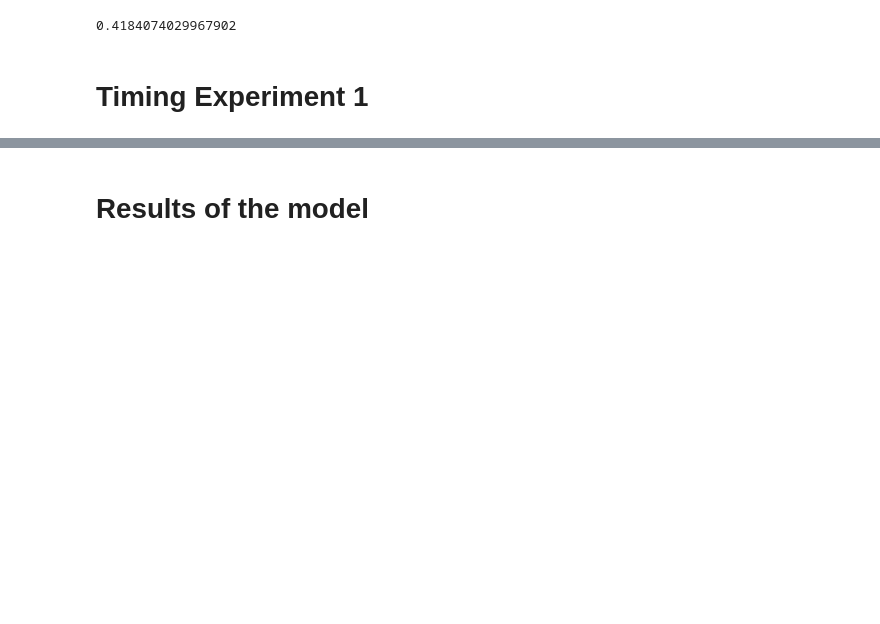
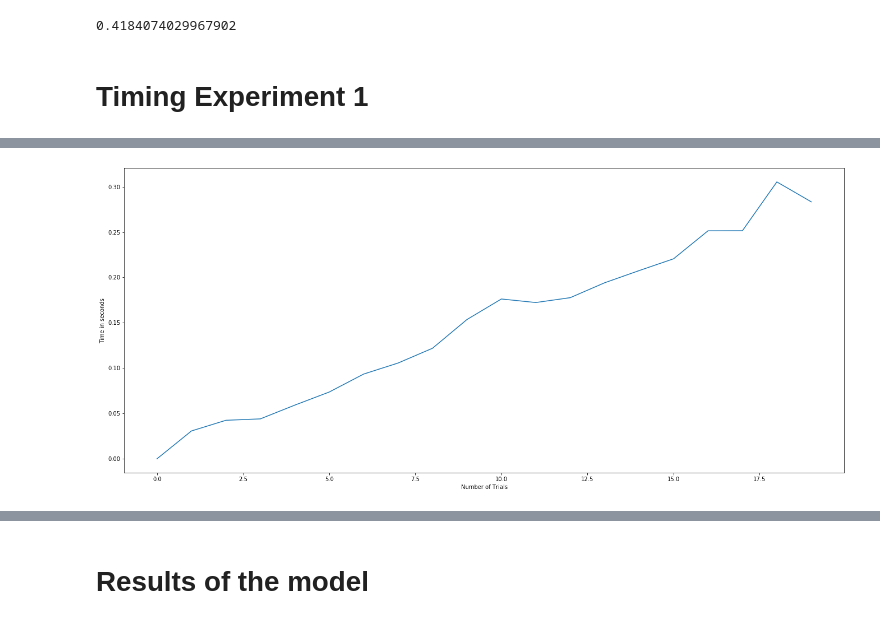
Before and after one commit to MichalisPanayides/AmbulanceDecisionGame, a Jupyter notebook: src/Jupyter/ciw/Experimenting with Ciw.ipynb, the cells around one changed output, grey strips where cells are left out. Saved outputs shown, nothing was run; the diff lists cells and outputs as text; code cells hidden in the pictures; blank space fills up the shorter version.

```diff
--- a/src/Jupyter/ciw/Experimenting with Ciw.ipynb
+++ b/src/Jupyter/ciw/Experimenting with Ciw.ipynb
@@ -144,0 +204,6 @@ plt.show()
+# %%
+plt.figure(figsize=(23,10))
+get_mean_plot(times)
+plt.show()
+# %% [output]
+[figure, added]
```
Also changed, not shown: parts of 31 cells of this notebook, 1 other file.
